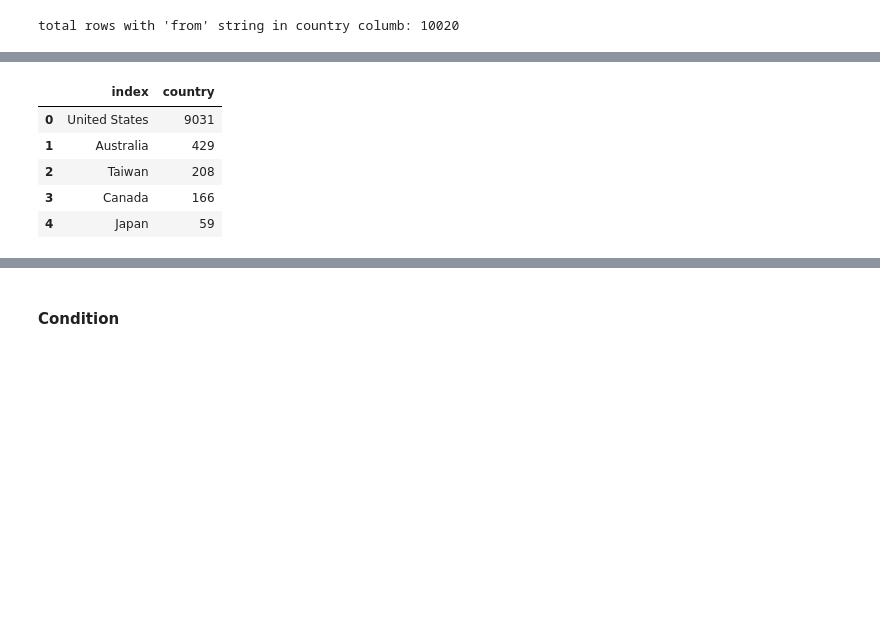
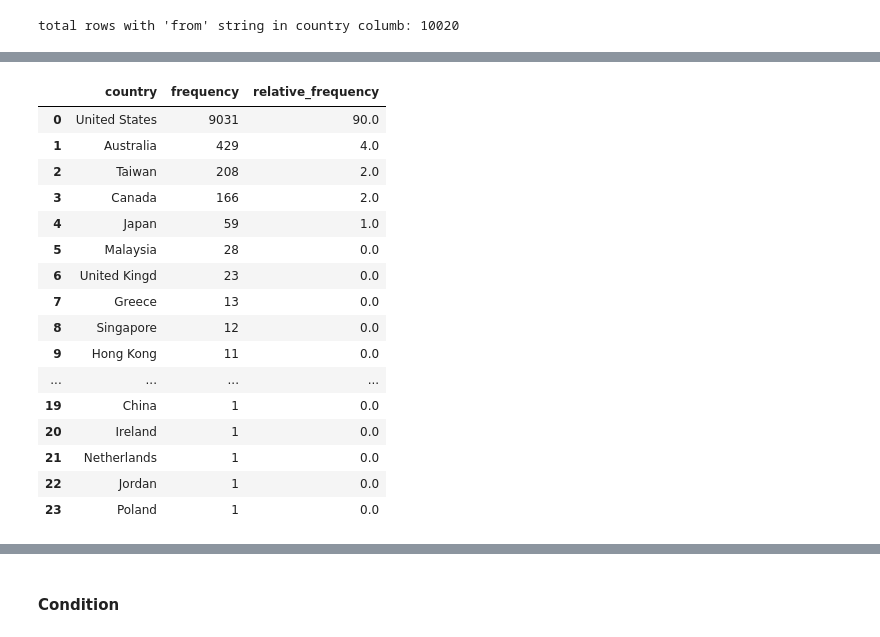
Before and after one commit to sebmedina-pers/ebay-star-wars-webscraper-and-eda, a Jupyter notebook: eda.ipynb, the cells around one changed output, grey strips where cells are left out. Cells and saved outputs as stored; diff of their text form; code cells hidden in the pictures; blank space fills up the shorter version.

Commit message:
adding countplots, freq tables and removing outliers for numericals

```diff
--- a/eda.ipynb
+++ b/eda.ipynb
@@ -144,11 +144,27 @@ df.head()
 # %%
 country_freqs = df.country.value_counts()
 df_country_freqs = pd.DataFrame(country_freqs).reset_index()
-df_country_freqs.head()
+df_country_freqs = df_country_freqs.rename(columns={
+    "index": "country",
+    "country": "frequency"
+})
+df_country_freqs["relative_frequency"] = 100 * round(df_country_freqs["frequency"] / df_country_freqs["frequency"].sum(), 2)
+df_country_freqs
 # %% [output]
-|  | index | country |
-| 0 | United States | 9031 |
-| 1 | Australia | 429 |
-| 2 | Taiwan | 208 |
-| 3 | Canada | 166 |
-| 4 | Japan | 59 |
+|  | country | frequency | relative_frequency |
+| 0 | United States | 9031 | 90.0 |
+| 1 | Australia | 429 | 4.0 |
+| 2 | Taiwan | 208 | 2.0 |
+| 3 | Canada | 166 | 2.0 |
+| 4 | Japan | 59 | 1.0 |
+| 5 | Malaysia | 28 | 0.0 |
+| 6 | United Kingd | 23 | 0.0 |
+| 7 | Greece | 13 | 0.0 |
+| 8 | Singapore | 12 | 0.0 |
+| 9 | Hong Kong | 11 | 0.0 |
+| ... | ... | ... | ... |
+| 19 | China | 1 | 0.0 |
+| 20 | Ireland | 1 | 0.0 |
+| 21 | Netherlands | 1 | 0.0 |
+| 22 | Jordan | 1 | 0.0 |
+| 23 | Poland | 1 | 0.0 |
```
Also changed, not shown: parts of 24 cells of this notebook.
